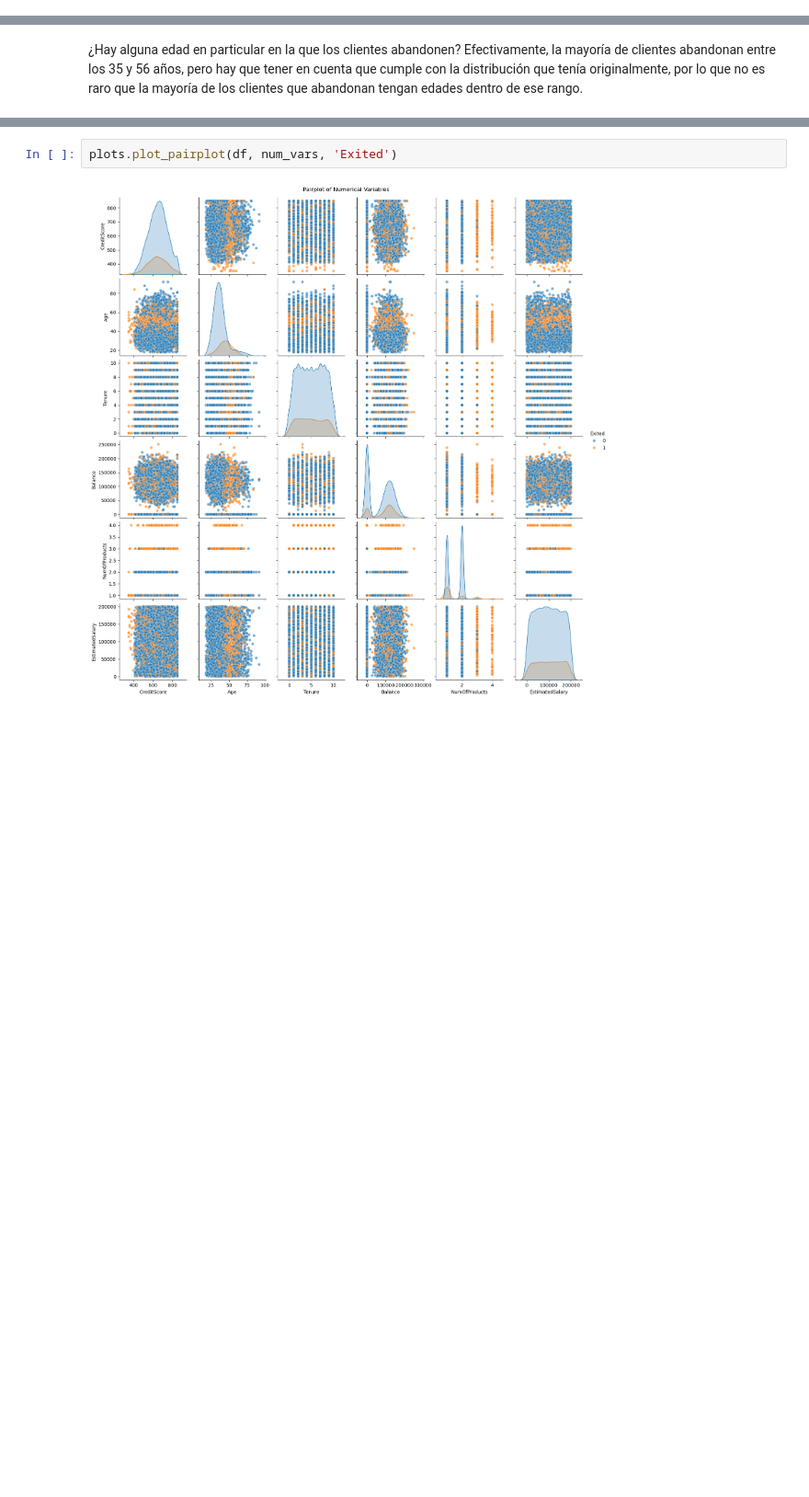
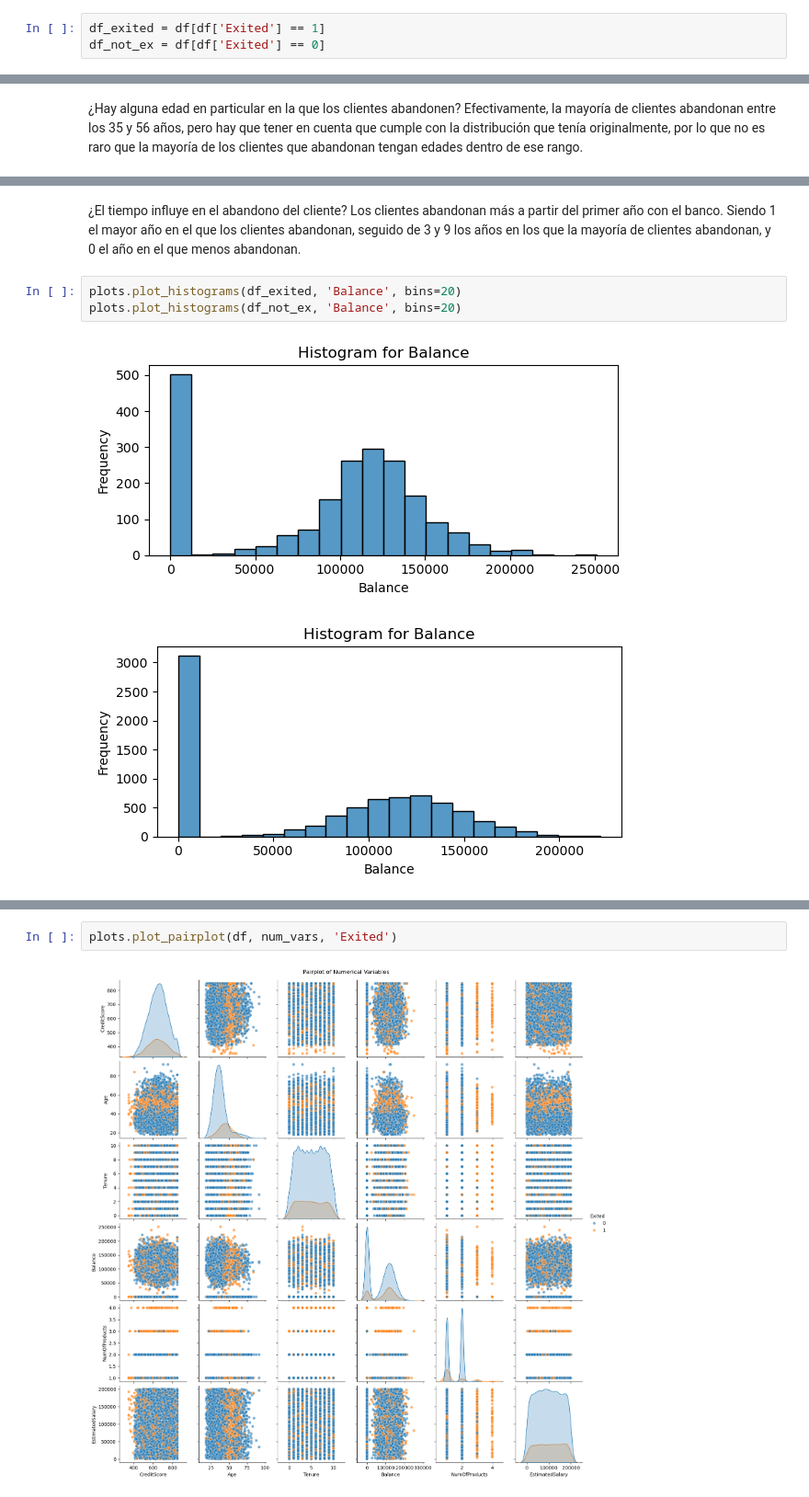
Before and after one commit to davexat/Customer_Churn_Predictor, a Jupyter notebook: notebooks/2.0_dsb_data_exploration.ipynb, the cells around one changed output, grey strips where cells are left out. Shown at 92% size. Saved outputs shown, nothing was run; the diff lists cells and outputs as text; blank space fills up the shorter version.

```diff
--- a/notebooks/2.0_dsb_data_exploration.ipynb
+++ b/notebooks/2.0_dsb_data_exploration.ipynb
@@ -30,3 +31,6 @@ cat_vars = [
 num_vars = [
     'CreditScore', 'Age', 'Tenure', 'Balance', 'NumOfProducts', 'EstimatedSalary'
 ]
+# %%
+df_exited = df[df['Exited'] == 1]
+df_not_ex = df[df['Exited'] == 0]
@@ -132,0 +165,8 @@ Preguntas planteadas anteriormente:
+# %% [markdown]
+¿El tiempo influye en el abandono del cliente? Los clientes abandonan más a partir del primer año con el banco. Siendo 1 el mayor año en el que los clientes abandonan, seguido de 3 y 9 los años en los que la mayoría de clientes abandonan, y 0 el año en el que menos abandonan.
+# %%
+plots.plot_histograms(df_exited, 'Balance', bins=20)
+plots.plot_histograms(df_not_ex, 'Balance', bins=20)
+# %% [output]
+[figure, added]
+[figure, added]
```
Also changed, not shown: parts of 29 cells of this notebook.
